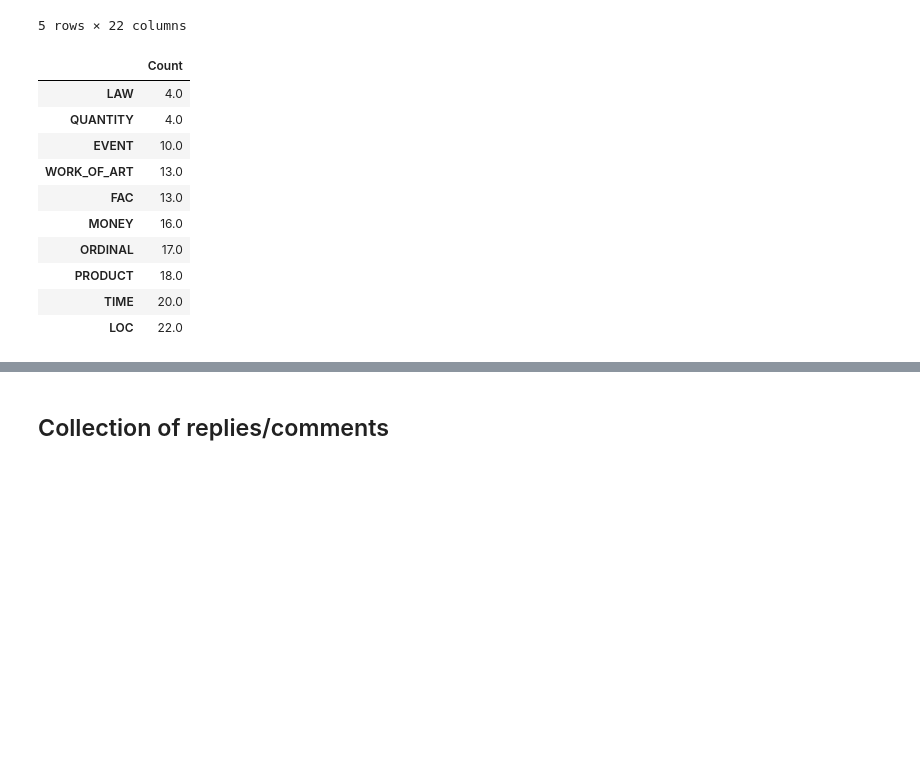
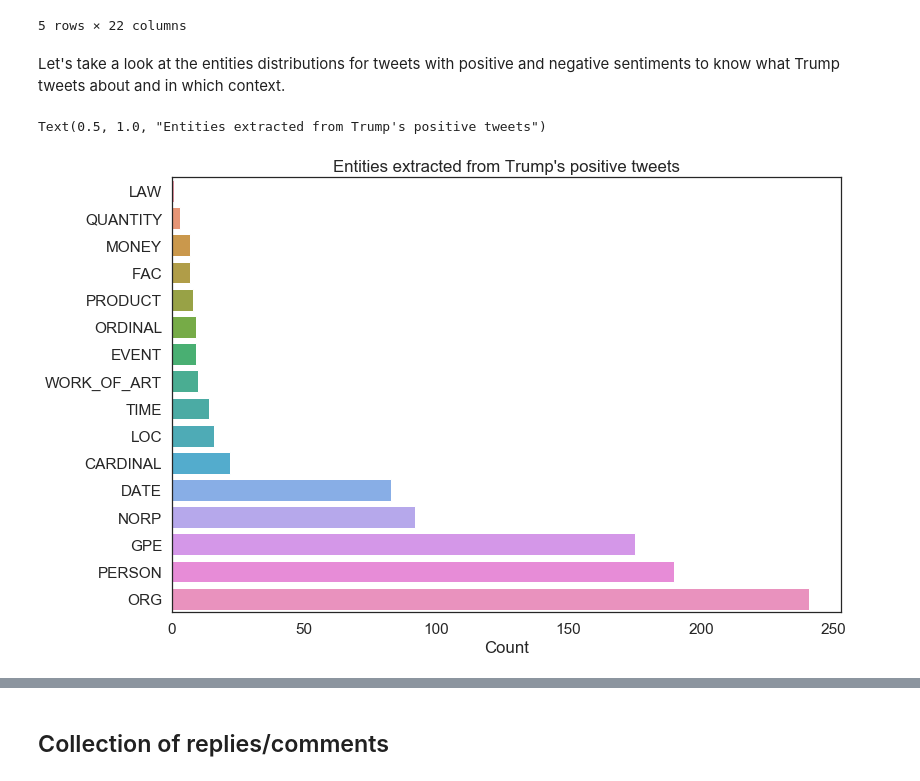
Before and after one commit to andrei-andrianov/trump-sentiment-analysis, a Jupyter notebook: Trump Sentiment Analysis.ipynb, the cells around one changed output, grey strips where cells are left out. Drawn from its saved outputs; the diff is of its cells as text; code cells hidden in the pictures; blank space fills up the shorter version.

```diff
--- a/Trump Sentiment Analysis.ipynb
+++ b/Trump Sentiment Analysis.ipynb
@@ -208,24 +208,20 @@ df.head()
 | 3 | ....something that is so obviousl... | 274 | 1098583029713420288 | 2019-02-21 | 125867 | 23394 | NaN | 1.0 | NaN | NaN | ... | ... |
 | 4 | I want 5G, and even 6G, technolog... | 279 | 1098581869233344512 | 2019-02-21 | 143746 | 28589 | NaN | 1.0 | NaN | 1.0 | ... | ... |
 5 rows × 22 columns
+# %% [markdown]
+Let's take a look at the entities distributions for tweets with positive and negative sentiments to know what Trump tweets about and in which context.
 # %%
 counters = {}
+df_plot = df.loc[df['Sentiment'] == 'positive']
 
 for column in entities.columns:
-    counters.update({column: df[column].sum()})
+    counters.update({column: df_plot[column].sum()})
 
 df_entities_distribution = pd.DataFrame.from_dict(counters, orient='index', columns=['Count']).sort_values(by='Count')
-df_entities_distribution.head(10)
+
+sns.barplot(data=df_entities_distribution, x='Count', y=df_entities_distribution.index)
+plt.title('Entities extracted from Trump\'s positive tweets')
 # %% [output]
-|  | Count |
-| LAW | 4.0 |
-| QUANTITY | 4.0 |
-| EVENT | 10.0 |
-| WORK_OF_ART | 13.0 |
-| FAC | 13.0 |
-| MONEY | 16.0 |
-| ORDINAL | 17.0 |
-| PRODUCT | 18.0 |
-| TIME | 20.0 |
-| LOC | 22.0 |
+Text(0.5, 1.0, "Entities extracted from Trump's positive tweets")
+[figure, added]
 # %%
```
Also changed, not shown: parts of 1 cell of this notebook.
